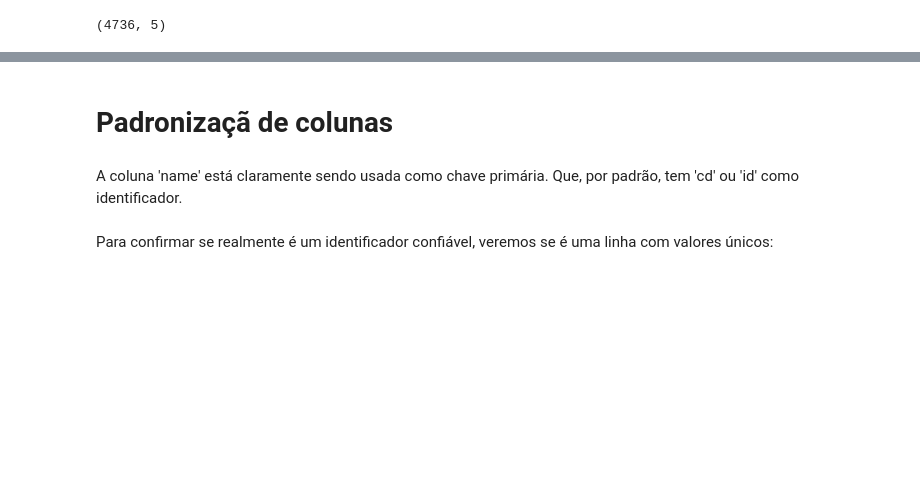
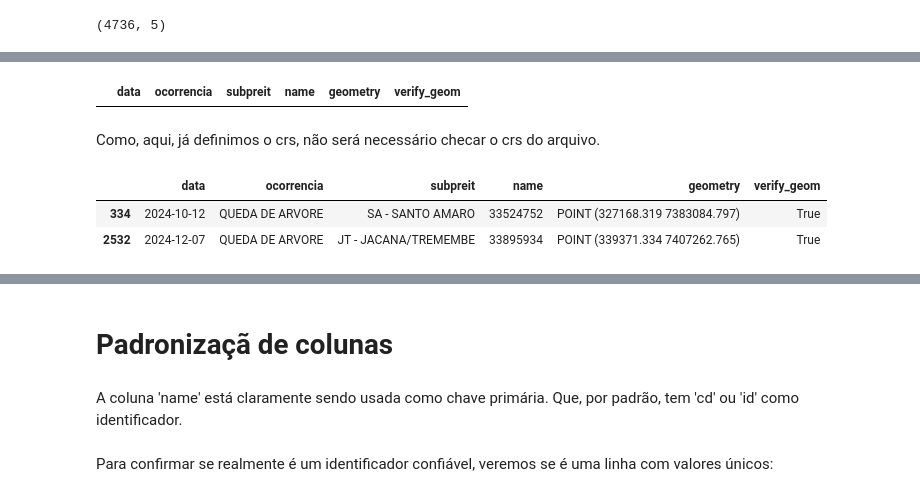
Before and after one commit to sepep-pmsp/coleta_cebrap, a Jupyter notebook: notebooks/jupyter/areas_inundacao/download_data/pontos_ocorrencias_2024.ipynb, the cells around one changed output, grey strips where cells are left out. Drawn from its saved outputs; the diff is of its cells as text; code cells hidden in the pictures; blank space fills up the shorter version.

```diff
--- a/notebooks/jupyter/areas_inundacao/download_data/pontos_ocorrencias_2024.ipynb
+++ b/notebooks/jupyter/areas_inundacao/download_data/pontos_ocorrencias_2024.ipynb
@@ -54,0 +55,19 @@ gdf_ocorrencias.shape
+# %%
+gdf_ocorrencias['verify_geom'] =  gdf_ocorrencias['geometry'].is_valid
+gdf_ocorrencias.loc[gdf_ocorrencias['verify_geom'] ==False]
+# %% [output]
+|  | data | ocorrencia | subpreit | name | geometry | verify_geom |
+# %%
+gdf_ocorrencias.set_geometry(
+    col='geometry',
+    inplace=True,
+    crs='EPSG:31983'
+)
+# %% [markdown]
+Como, aqui, já definimos o crs, não será necessário checar o crs do arquivo.
+# %%
+gdf_ocorrencias.sample(2)
+# %% [output]
+|  | data | ocorrencia | subpreit | name | geometry | verify_geom |
+| 334 | 2024-10-12 | QUEDA DE ARVORE | SA - SANTO AMARO | 33524752 | POINT (327168.319 7383084.797) | True |
+| 2532 | 2024-12-07 | QUEDA DE ARVORE | JT - JACANA/TREMEMBE | 33895934 | POINT (339371.334 7407262.765) | True |
```
Also changed, not shown: parts of 14 cells of this notebook.
